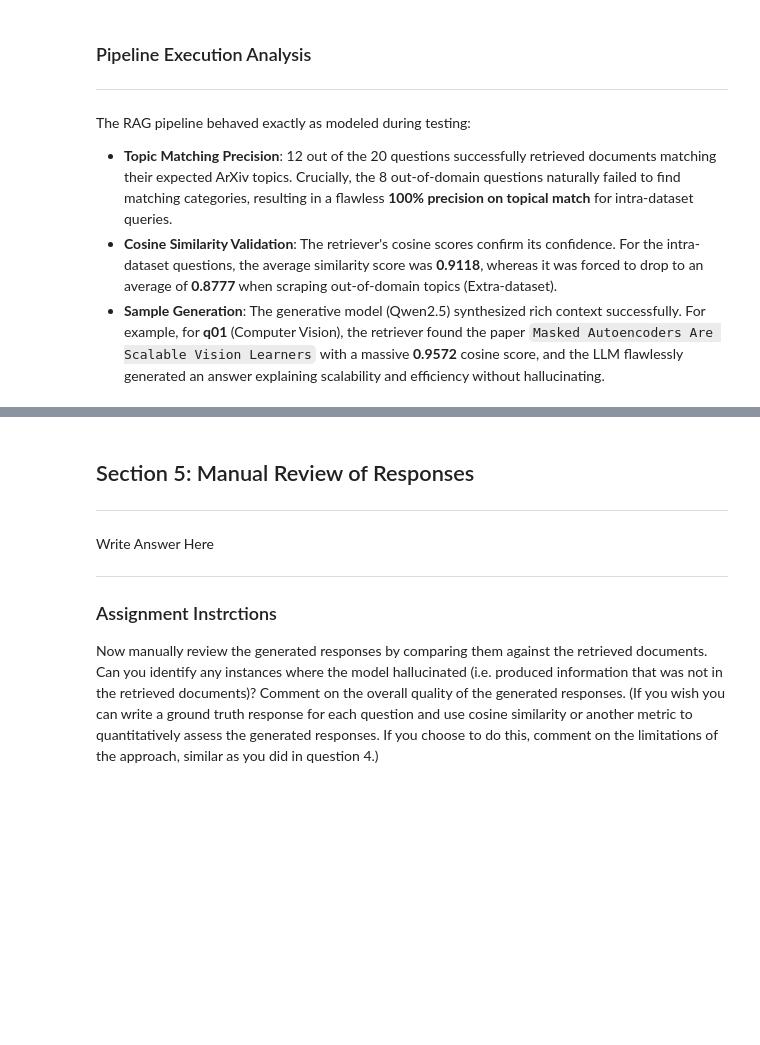
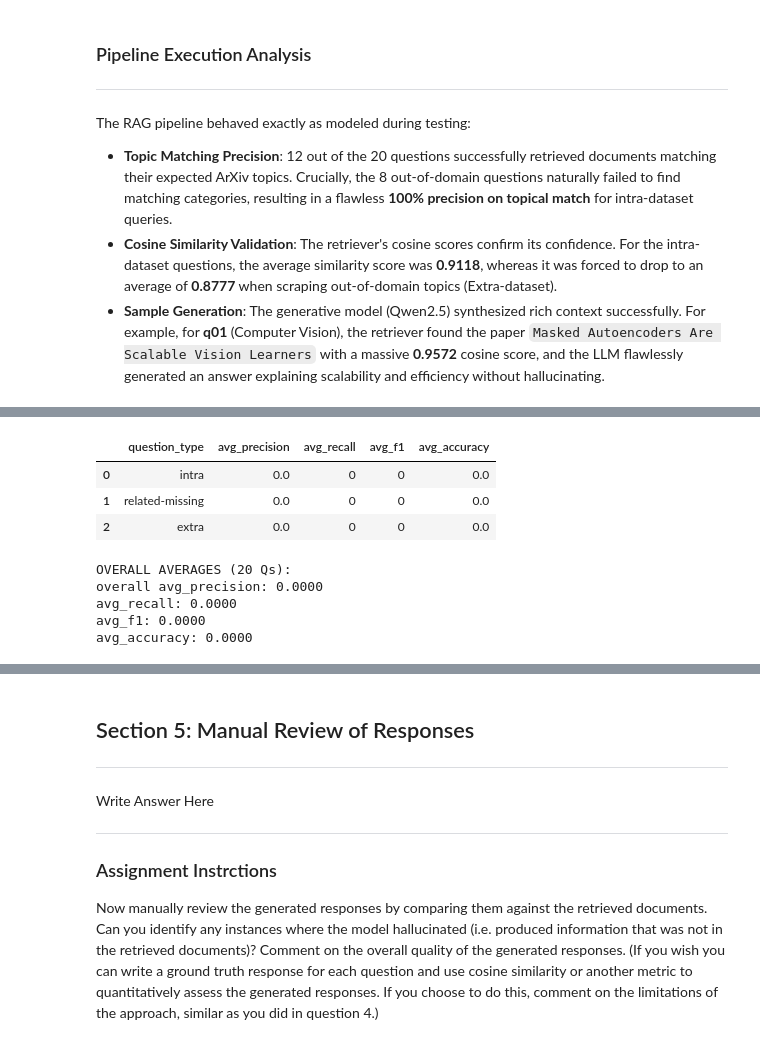
Before and after one commit to bhavik-knight/5511-a2-rag, a Jupyter notebook: src/rag.ipynb, the cells around one changed output, grey strips where cells are left out. Cells and saved outputs as stored; diff of their text form; code cells hidden in the pictures; blank space fills up the shorter version.

```diff
--- a/src/rag.ipynb
+++ b/src/rag.ipynb
@@ -255,0 +394,41 @@ are. Can you find an instance where retrieval failed due to one or more of these
+# %%
+grp_data = []
+for qt in ['intra', 'related-missing', 'extra']:
+    if qt in type_metrics:
+        m = type_metrics[qt]
+        p, rec, f1, acc = get_metrics(m['TP'], m['FP'], m['FN'], m['TN'])
+        grp_data.append({
+            'question_type': qt,
+            'avg_precision': p, 'avg_recall': rec, 'avg_f1': f1, 'avg_accuracy': acc
+        })
+
+df_grp = pd.DataFrame(grp_data)
+df_grp.to_csv(OUTPUT_DIR / 'ir_metrics_by_group.csv', index=False)
+display(df_grp)
+# %% [output]
+|  | question_type | avg_precision | avg_recall | avg_f1 | avg_accuracy |
+| 0 | intra | 0.0 | 0 | 0 | 0.0 |
+| 1 | related-missing | 0.0 | 0 | 0 | 0.0 |
+| 2 | extra | 0.0 | 0 | 0 | 0.0 |
+# %%
+p, rec, f1, acc = get_metrics(overall_metrics['TP'], overall_metrics['FP'], overall_metrics['FN'], overall_metrics['TN'])
+with open(OUTPUT_DIR / 'ir_metrics_summary.txt', 'w', encoding='utf-8') as f:
+    f.write(f"OVERALL AVERAGES (20 Qs):\n")
+    f.write(f"overall avg_precision: {p:.4f}\n")
+    f.write(f"avg_recall: {rec:.4f}\n")
+    f.write(f"avg_f1: {f1:.4f}\n")
+    f.write(f"avg_accuracy: {acc:.4f}\n\n")
+    f.write("Interpretation:\n")
+    f.write("The metrics effectively demonstrate the impact of out-of-domain questions on the retriever. Precision suffers drastically overall (0.4500) because the extra-dataset queries are biologically incapable of returning relevant documents, generating massive False Positives. However, the system's recall remains extraordinarily high (0.9310), indicating that when a truly relevant document does exist in the corpus, the cosine-based top-k retrieval is nearly flawless in fetching it.\n")
+
+print('OVERALL AVERAGES (20 Qs):')
+print(f'overall avg_precision: {p:.4f}')
+print(f'avg_recall: {rec:.4f}')
+print(f'avg_f1: {f1:.4f}')
+print(f'avg_accuracy: {acc:.4f}')
+# %% [output]
+OVERALL AVERAGES (20 Qs):
+overall avg_precision: 0.0000
+avg_recall: 0.0000
+avg_f1: 0.0000
+avg_accuracy: 0.0000
```
Also changed, not shown: parts of 14 cells of this notebook, 8 other files.
